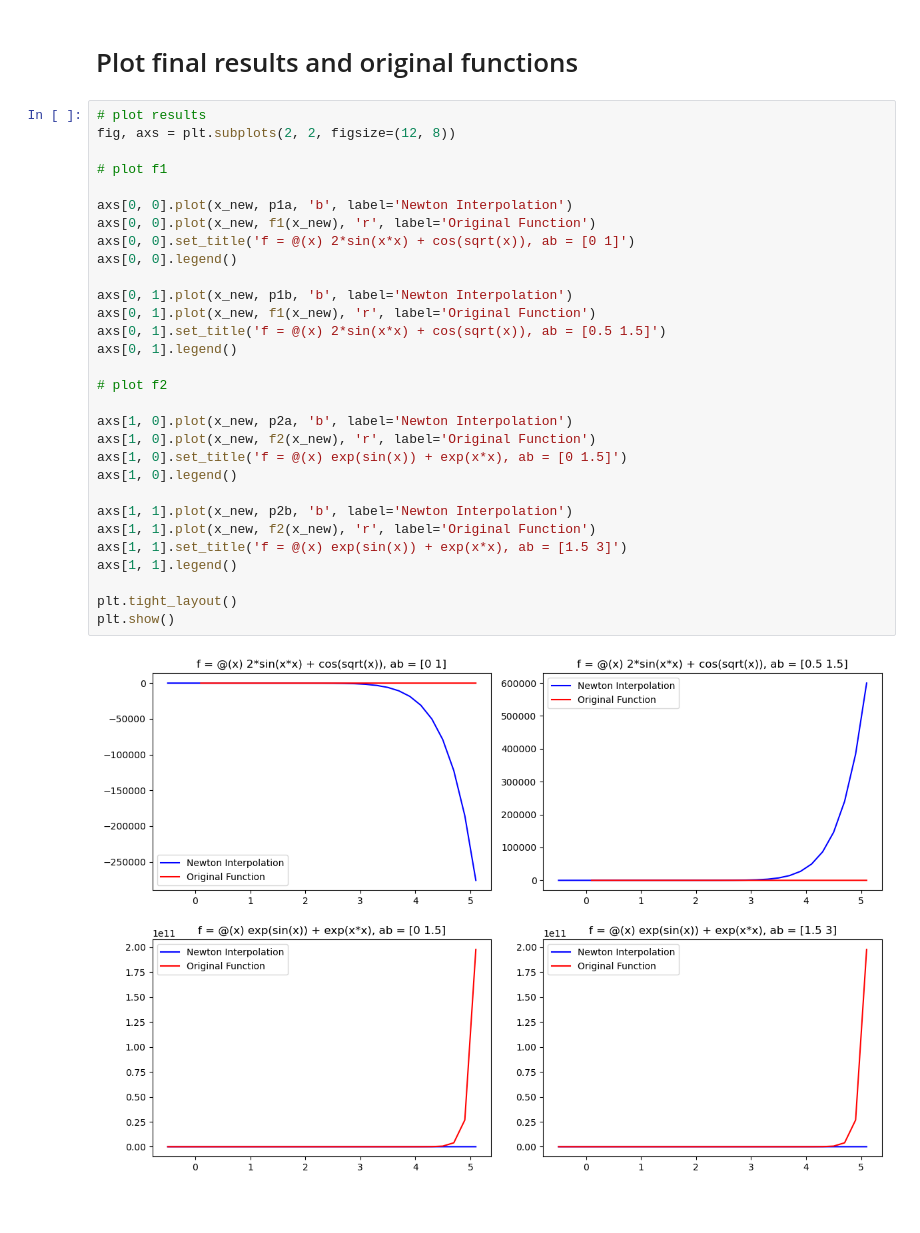
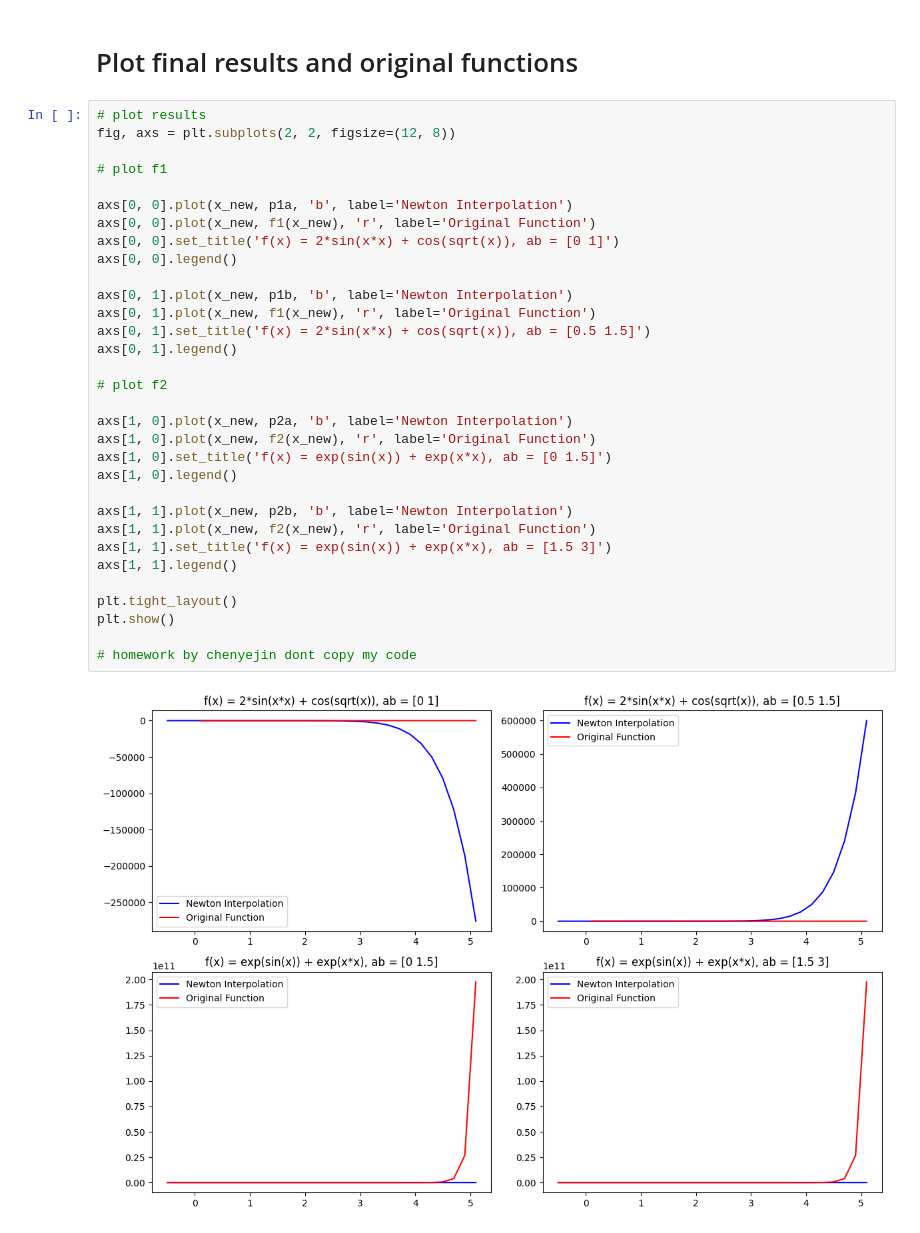
Before and after one commit to 255doesnotexist/SUTNumericalAnalysis, a Jupyter notebook: 02 interpolation/newton_chenyejin.ipynb, the cells around one changed output. Drawn from its saved outputs; the diff is of its cells as text.

```diff
--- a/02 interpolation/newton_chenyejin.ipynb
+++ b/02 interpolation/newton_chenyejin.ipynb
@@ -67,32 +84,34 @@ p2b = newton_interpolation(x2b, y2b, x_new)
 # %%
 # plot results
 fig, axs = plt.subplots(2, 2, figsize=(12, 8))
 
 # plot f1
 
 axs[0, 0].plot(x_new, p1a, 'b', label='Newton Interpolation')
 axs[0, 0].plot(x_new, f1(x_new), 'r', label='Original Function')
-axs[0, 0].set_title('f = @(x) 2*sin(x*x) + cos(sqrt(x)), ab = [0 1]')
+axs[0, 0].set_title('f(x) = 2*sin(x*x) + cos(sqrt(x)), ab = [0 1]')
 axs[0, 0].legend()
 
 axs[0, 1].plot(x_new, p1b, 'b', label='Newton Interpolation')
 axs[0, 1].plot(x_new, f1(x_new), 'r', label='Original Function')
-axs[0, 1].set_title('f = @(x) 2*sin(x*x) + cos(sqrt(x)), ab = [0.5 1.5]')
+axs[0, 1].set_title('f(x) = 2*sin(x*x) + cos(sqrt(x)), ab = [0.5 1.5]')
 axs[0, 1].legend()
 
 # plot f2
 
 axs[1, 0].plot(x_new, p2a, 'b', label='Newton Interpolation')
 axs[1, 0].plot(x_new, f2(x_new), 'r', label='Original Function')
-axs[1, 0].set_title('f = @(x) exp(sin(x)) + exp(x*x), ab = [0 1.5]')
+axs[1, 0].set_title('f(x) = exp(sin(x)) + exp(x*x), ab = [0 1.5]')
 axs[1, 0].legend()
 
 axs[1, 1].plot(x_new, p2b, 'b', label='Newton Interpolation')
 axs[1, 1].plot(x_new, f2(x_new), 'r', label='Original Function')
-axs[1, 1].set_title('f = @(x) exp(sin(x)) + exp(x*x), ab = [1.5 3]')
+axs[1, 1].set_title('f(x) = exp(sin(x)) + exp(x*x), ab = [1.5 3]')
 axs[1, 1].legend()
 
 plt.tight_layout()
 plt.show()
+
+# homework by chenyejin dont copy my code
 # %% [output]
-[figure, old version]
+[figure, new version]
```
Also changed, not shown: parts of 8 cells of this notebook, 5 other files.
